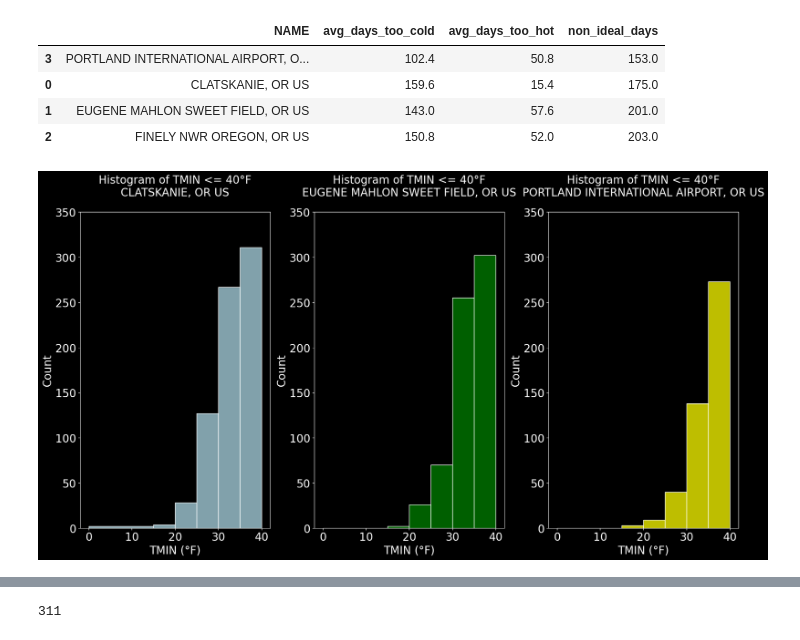
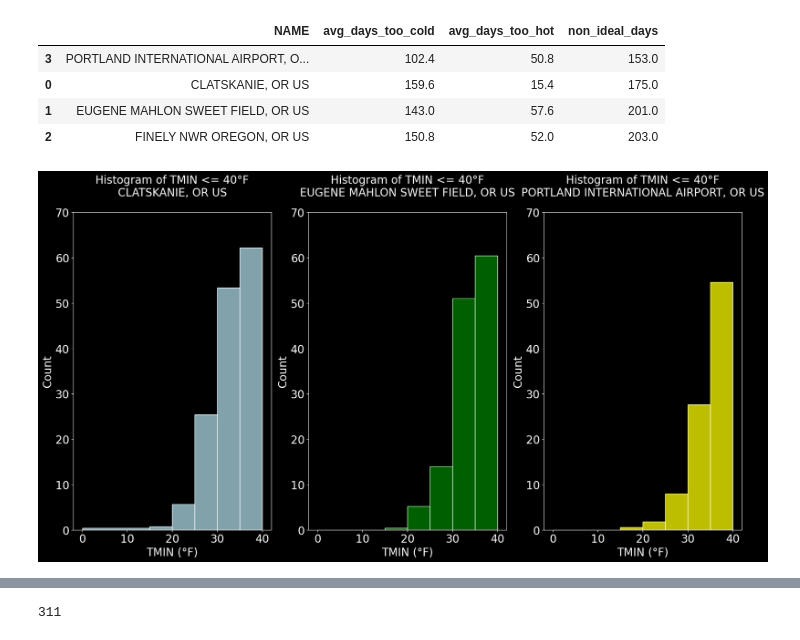
Before and after one commit to wpbSabi/weather_python, a Jupyter notebook: notebooks/temperature_nonideal.ipynb, the cells around one changed output, grey strips where cells are left out. Drawn from its saved outputs; the diff is of its cells as text; code cells hidden in the pictures.

```diff
--- a/notebooks/temperature_nonideal.ipynb
+++ b/notebooks/temperature_nonideal.ipynb
@@ -142,31 +142,34 @@ axs[0].set_xlabel('TMIN (°F)')
 location = 'EUGENE MAHLON SWEET FIELD, OR US'
 plot_df = df[df['NAME']==location]
 sns.histplot(data=plot_df[plot_df['TMIN']<tmin_max],
              x='TMIN',
              color='green',
              bins=[0, tmin_max-25, tmin_max-20, tmin_max-15, tmin_max-10, tmin_max-5, tmin_max],
              ax=axs[1])
 axs[1].set_title(f'Histogram of TMIN <= {tmin_max}°F\n{location}\n')
 axs[1].set_xlabel('TMIN (°F)')
 # Create a histogram of avg_days_too_cold, filter df on the same threshold and
 location = 'PORTLAND INTERNATIONAL AIRPORT, OR US'
 plot_df = df[df['NAME']==location]
 sns.histplot(data=plot_df[plot_df['TMIN']<tmin_max],
              x='TMIN',
              color='yellow',
              bins=[0, tmin_max-25, tmin_max-20, tmin_max-15, tmin_max-10, tmin_max-5, tmin_max],
              ax=axs[2])
 axs[2].set_title(f'Histogram of TMIN <= {tmin_max}°F\n{location}\n')
 axs[2].set_xlabel('TMIN (°F)')
 # increase the label font size
 for ax in axs:
     ax.title.set_fontsize(font_size)
     ax.xaxis.label.set_fontsize(font_size)
     ax.yaxis.label.set_fontsize(font_size)
     # increase the tick font size
     ax.tick_params(axis='both', which='major', labelsize=font_size)
     ax.set_ylim(y_lim)
+# divide the y-axis by the number of years, 5
+    yticks = ax.get_yticks()
+    ax.set_yticklabels([int(y/5) for y in yticks])
 plt.tight_layout()
 plt.show()
 # %% [output]
-[figure, old version]
+[figure, new version]
```
Also changed, not shown: parts of 4 cells of this notebook.
